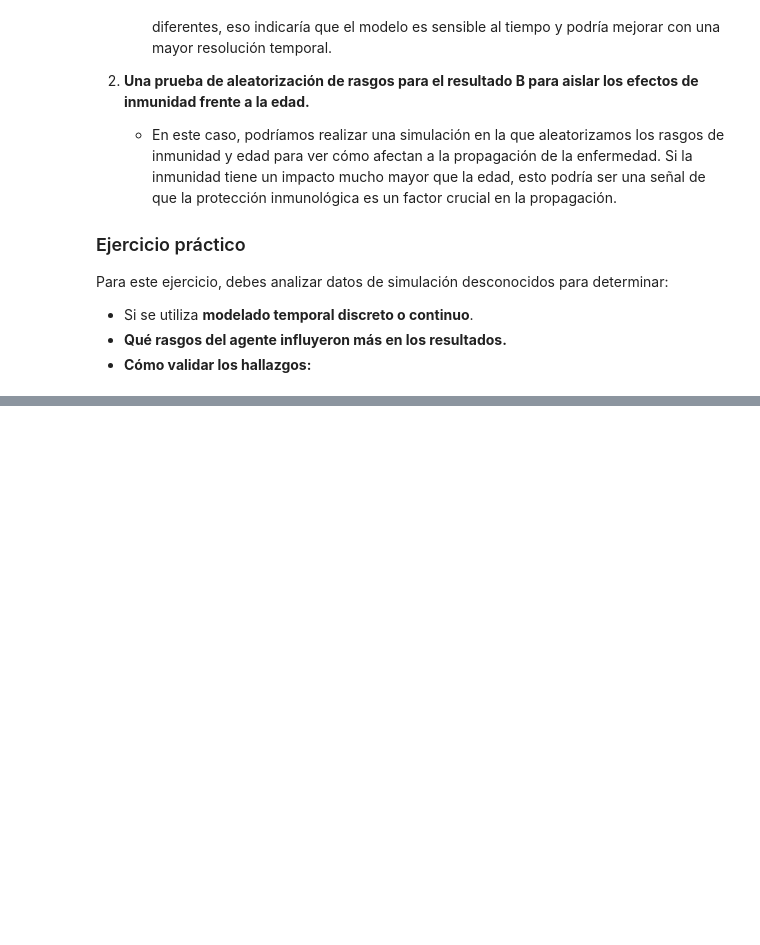
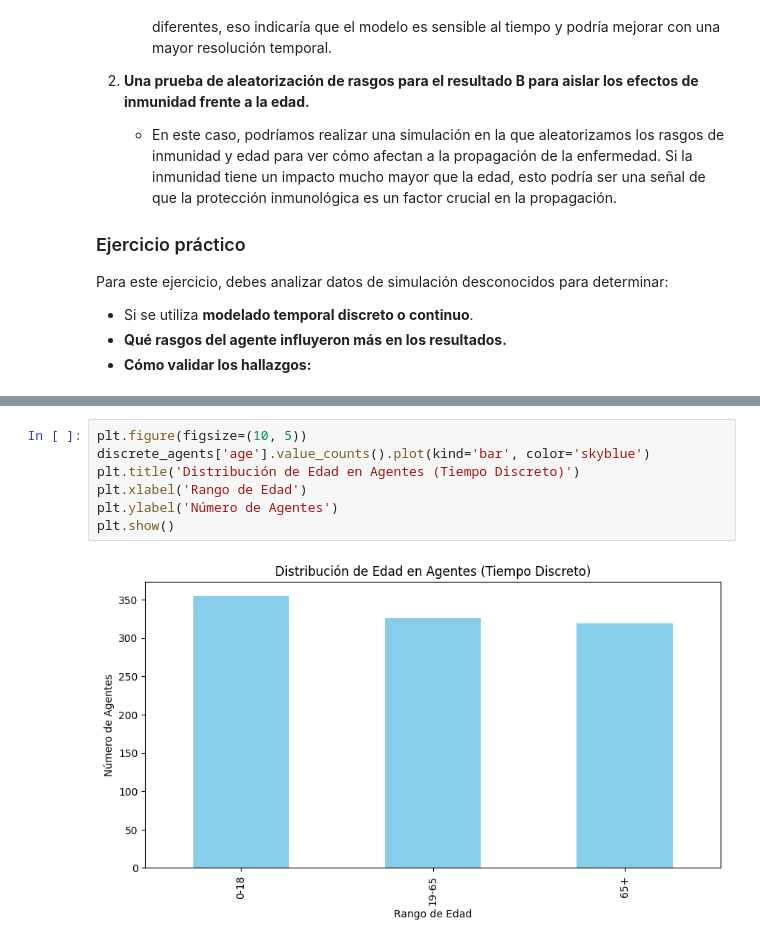
Before and after one commit to michellemej22596/lab4-Modelacion, a Jupyter notebook: Ejercicio4.ipynb, the cells around one changed output, grey strips where cells are left out. Cells and saved outputs as stored; diff of their text form; blank space fills up the shorter version.

```diff
--- a/Ejercicio4.ipynb
+++ b/Ejercicio4.ipynb
@@ -102,0 +187,9 @@ Para este ejercicio, debes analizar datos de simulación desconocidos para deter
+# %%
+plt.figure(figsize=(10, 5))
+discrete_agents['age'].value_counts().plot(kind='bar', color='skyblue')
+plt.title('Distribución de Edad en Agentes (Tiempo Discreto)')
+plt.xlabel('Rango de Edad')
+plt.ylabel('Número de Agentes')
+plt.show()
+# %% [output]
+[figure, added]
```
Also changed, not shown: parts of 27 cells of this notebook.
